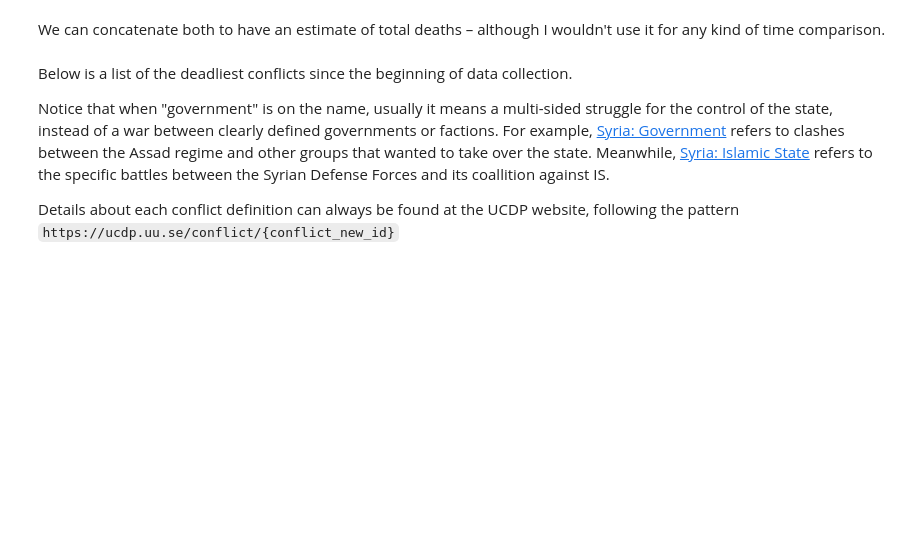
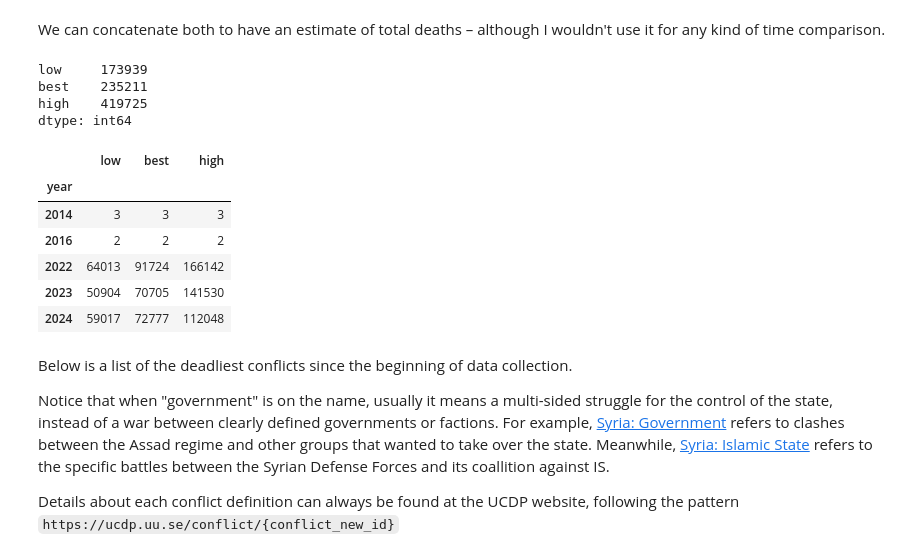
Before and after one commit to dw-data/ukraine-charticle-2025, a Jupyter notebook: code/Chart 3 – Death Estimates.ipynb, the cells around one changed output. Cells and saved outputs as stored; diff of their text form; code cells hidden in the pictures; blank space fills up the shorter version.

```diff
--- a/code/Chart 3 – Death Estimates.ipynb
+++ b/code/Chart 3 – Death Estimates.ipynb
@@ -52,6 +52,23 @@ dtype: int64
 We can concatenate both to have an estimate of total deaths – although I wouldn't use it for any kind of time comparison.
 # %%
 df = pd.concat([df, df_2024])
+# %%
+df[df.conflict_name=='Russia - Ukraine'][['low', 'best', 'high']].sum()
+# %% [output]
+low     173939
+best    235211
+high    419725
+dtype: int64
+# %%
+df[df.conflict_name=='Russia - Ukraine'].groupby('year')[['low', 'best', 'high']].sum()
+# %% [output]
+|  | low | best | high |
+| year |  |  |  |
+| 2014 | 3 | 3 | 3 |
+| 2016 | 2 | 2 | 2 |
+| 2022 | 64013 | 91724 | 166142 |
+| 2023 | 50904 | 70705 | 141530 |
+| 2024 | 59017 | 72777 | 112048 |
 # %% [markdown]
 Below is a list of the deadliest conflicts since the beginning of data collection.
 
```
Also changed, not shown: parts of 14 cells of this notebook, 6 other files.
